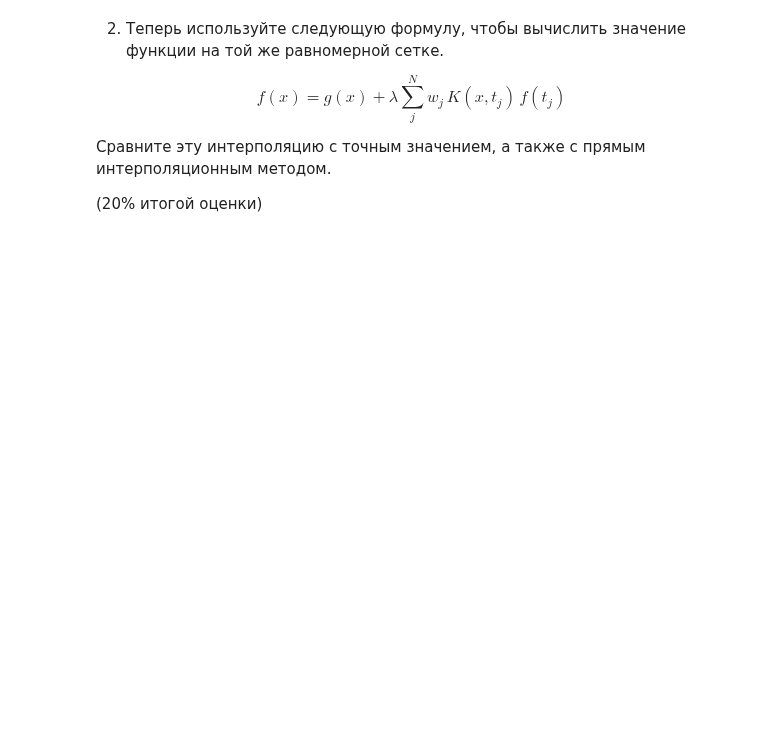
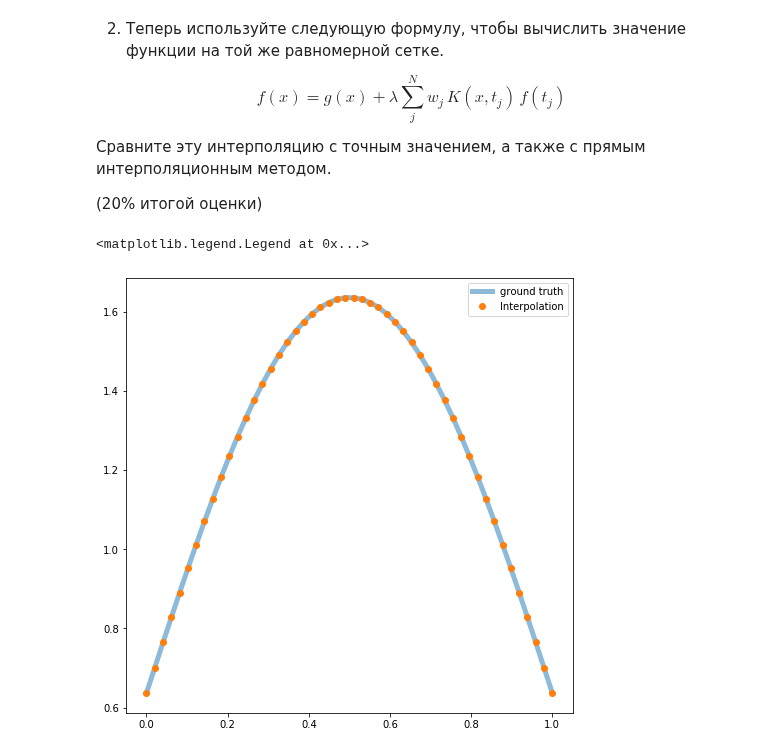
Before and after one commit to ev-br/CP2020, a Jupyter notebook: week_8_Advanced_Integrals.ipynb, the cells around one changed output. Drawn from its saved outputs; the diff is of its cells as text; code cells hidden in the pictures; blank space fills up the shorter version.

```diff
--- a/week_8_Advanced_Integrals.ipynb
+++ b/week_8_Advanced_Integrals.ipynb
@@ -288,0 +298,16 @@ $$
+# %%
+def solut(x,y):
+    t, w = roots_sh_legendre(8)
+    Wmat = np.zeros((x.shape[0],t.shape[0]))
+    for i in range(x.shape[0]):
+        for j in range(8):
+            Wmat[i,j] = w[j] * K(x[i], t[j])*y[j]
+    return g(x) + lmbd*np.sum(Wmat, axis = 1)
+# %%
+plt.figure(figsize=(8,8))
+plt.plot(x_, np.sin(np.pi*x_) + 2./np.pi, '-', lw=5, alpha=0.5,label='ground truth')
+plt.plot(x_, solut(x_,y1), 'o',label = 'Interpolation')
+plt.legend()
+# %% [output]
+<matplotlib.legend.Legend at 0x...>
+[figure, added]
```
Also changed, not shown: parts of 5 cells of this notebook.
